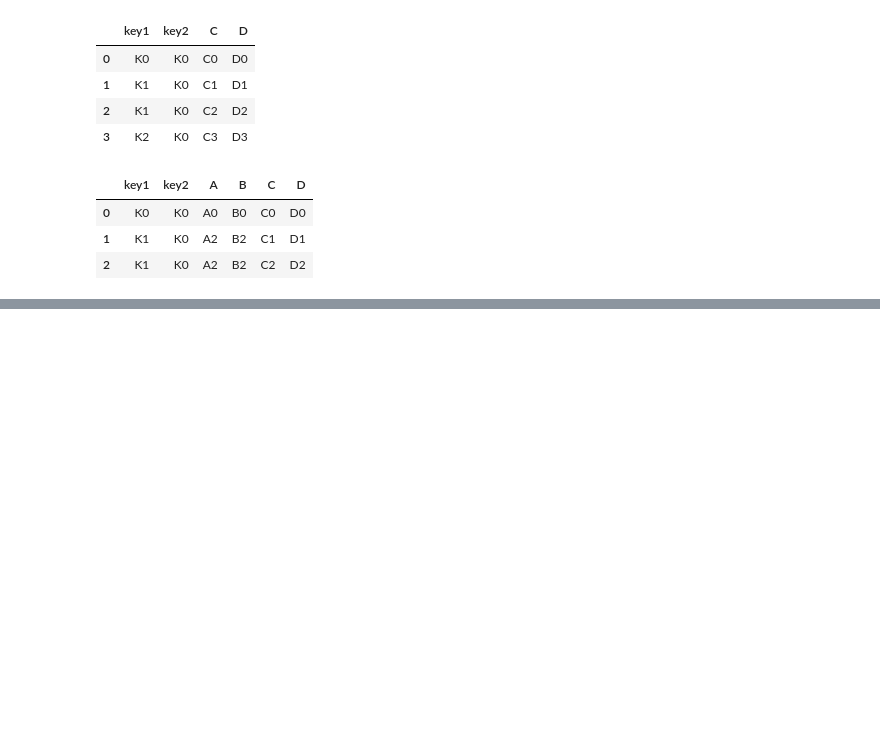
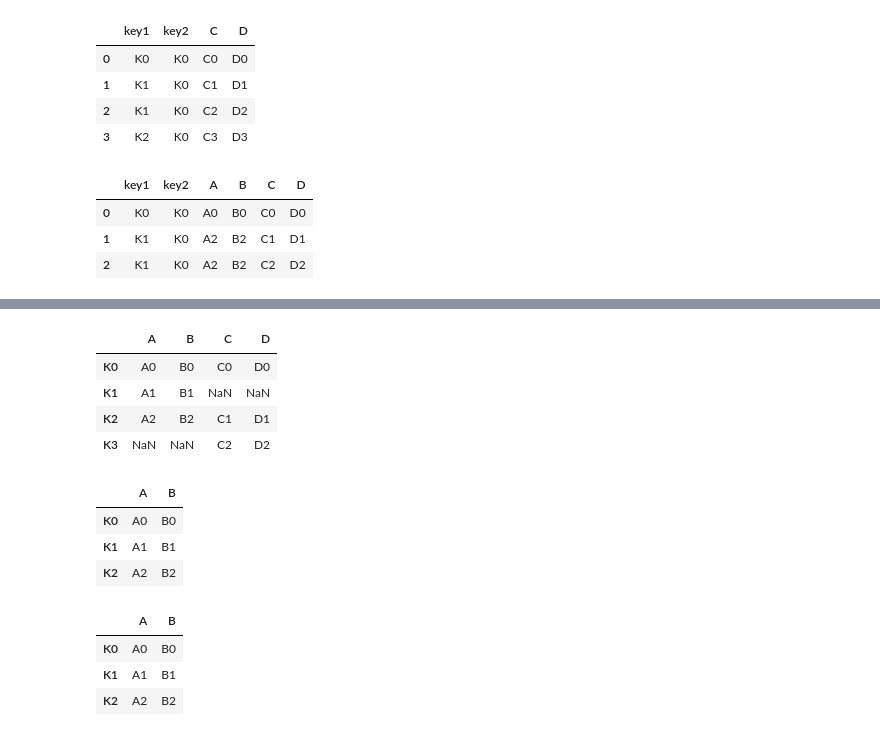
Before and after one commit to liviasilvasantos/curso-python-data-science-machine-learning, a Jupyter notebook: Secao6-Pandas/concatenar-juntar-mesclar.ipynb, the cells around one changed output, grey strips where cells are left out. Saved outputs shown, nothing was run; the diff lists cells and outputs as text; code cells hidden in the pictures; blank space fills up the shorter version.

```diff
--- a/Secao6-Pandas/concatenar-juntar-mesclar.ipynb
+++ b/Secao6-Pandas/concatenar-juntar-mesclar.ipynb
@@ -160,0 +189,11 @@ pd.merge(esquerda, direita, on=["key1","key2"])
+# %%
+#join - afeta diretamente o dataframe
+#junta dataframes com algumas diferenças potenciais
+esquerda = pd.DataFrame({
+    'A': 'A0 A1 A2'.split(),
+    'B': 'B0 B1 B2'.split()
+}, index = 'K0 K1 K2'.split())
+direita = pd.DataFrame({
+    'C': 'C0 C1 C2'.split(),
+    'D': 'D0 D1 D2'.split()
+}, index = 'K0 K2 K3'.split())
@@ -160,0 +222,23 @@ pd.merge(esquerda, direita, on=["key1","key2"])
+# %%
+#adiciona índices da esquerda e direita, e onde não tiver valor, marca como NaN
+esquerda.join(direita, how="outer")
+# %% [output]
+|  | A | B | C | D |
+| K0 | A0 | B0 | C0 | D0 |
+| K1 | A1 | B1 | NaN | NaN |
+| K2 | A2 | B2 | C1 | D1 |
+| K3 | NaN | NaN | C2 | D2 |
+# %%
+esquerda.dropna()
+# %% [output]
+|  | A | B |
+| K0 | A0 | B0 |
+| K1 | A1 | B1 |
+| K2 | A2 | B2 |
+# %%
+esquerda
+# %% [output]
+|  | A | B |
+| K0 | A0 | B0 |
+| K1 | A1 | B1 |
+| K2 | A2 | B2 |
```
Also changed, not shown: parts of 6 cells of this notebook.
